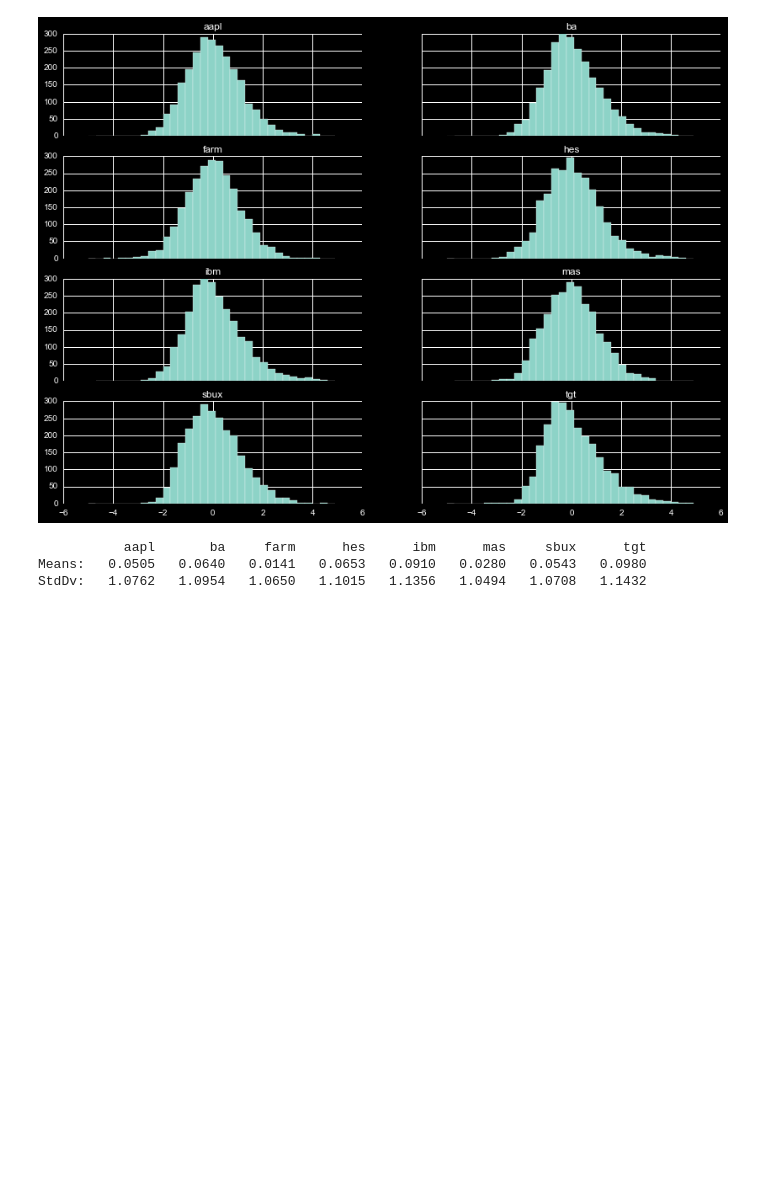
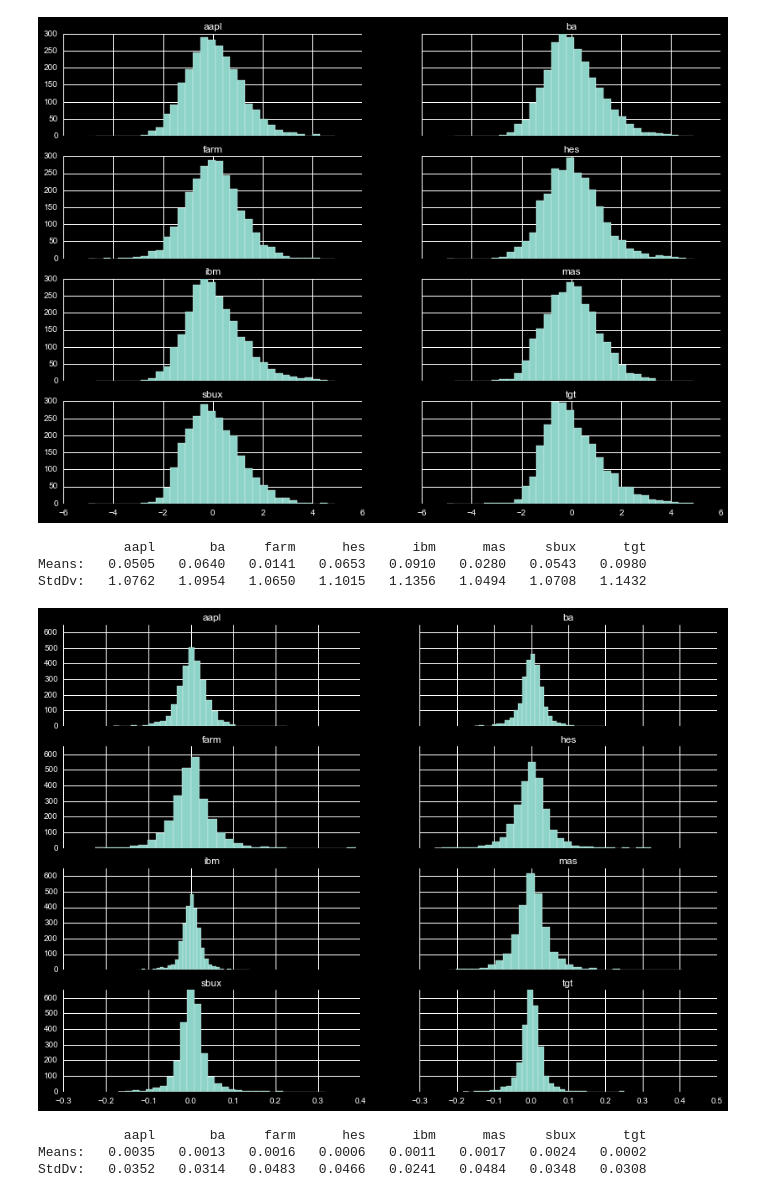
Before and after one commit to markertsean/python_trader, a Jupyter notebook: Feature_Selector.ipynb, the cells around one changed output. Cells and saved outputs as stored; diff of their text form; code cells hidden in the pictures; blank space fills up the shorter version.

Commit message:
Went through plots and have normalizations figured out

```diff
--- a/Feature_Selector.ipynb
+++ b/Feature_Selector.ipynb
@@ -119,0 +122,7 @@ StdDv:   1.0762   1.0954   1.0650   1.1015   1.1356   1.0494   1.0708   1.1432
+# %%
+plotDist( inpFileList, 'momentum_3', yRange=[0,650], moms=True, norm=False , n_bins=30 )
+# %% [output]
+[figure, added]
+           aapl       ba     farm      hes      ibm      mas     sbux      tgt
+Means:   0.0035   0.0013   0.0016   0.0006   0.0011   0.0017   0.0024   0.0002
+StdDv:   0.0352   0.0314   0.0483   0.0466   0.0241   0.0484   0.0348   0.0308
```
Also changed, not shown: parts of 17 cells of this notebook, 1 other file.
